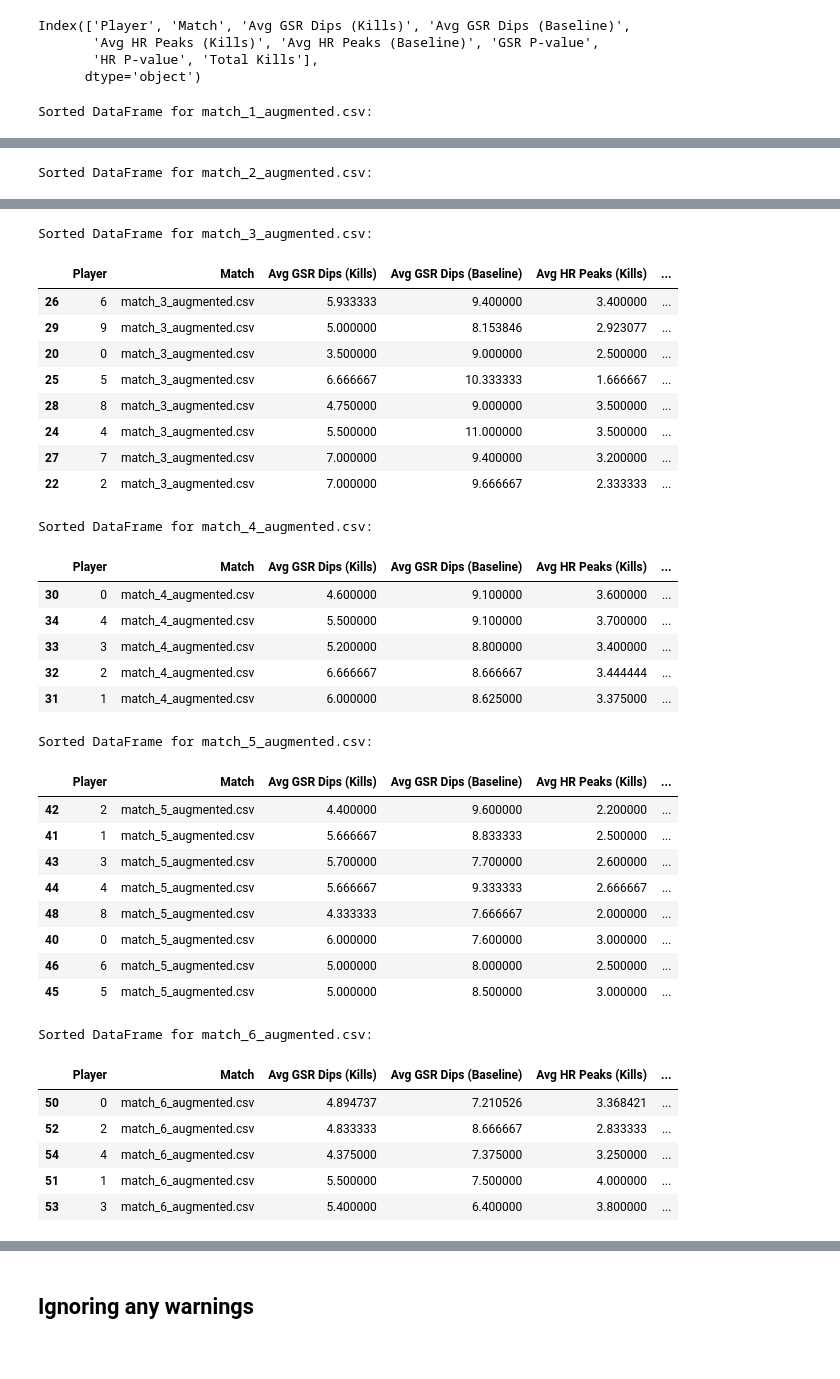
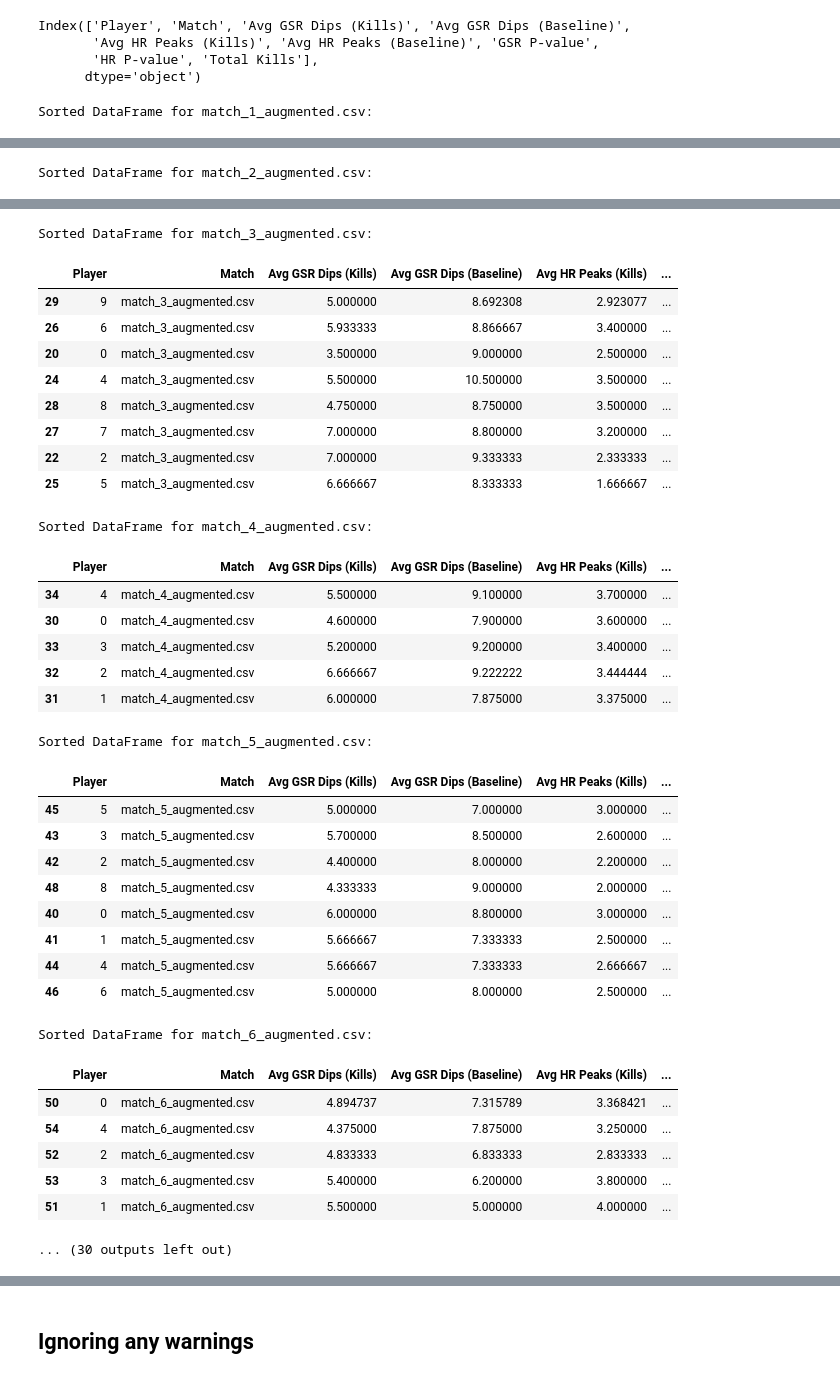
Before and after one commit to narenkhatwani/analysis-of-physiological-responses, a Jupyter notebook: code/League_of_Legends_Data.ipynb, the cells around one changed output, grey strips where cells are left out. Saved outputs shown, nothing was run; the diff lists cells and outputs as text; code cells hidden in the pictures.

Commit message:
Added more data aug files and changed code

```diff
--- a/code/League_of_Legends_Data.ipynb
+++ b/code/League_of_Legends_Data.ipynb
@@ -962,7 +959,7 @@ def extract_baseline_segments(df, event_column, time_column, window):
     return baseline_segments
 
 # Define the base directory where CSV files are stored
-base_directory = '/Users/narenkhatwani/Desktop/is_script/augmented_match_data/'
+base_directory = '../data/script_merge_data/augmented_match_data/'
 
 # List of matches with full paths
 matches = [
@@ -1070,7 +1073,7 @@ def extract_baseline_segments(df, event_column, time_column, window):
     return baseline_segments
 
 # Define the base directory where CSV files are stored
-base_directory = '/Users/narenkhatwani/Desktop/is_script/augmented_match_data/'
+base_directory = '../data/script_merge_data/augmented_match_data/'
 
 # List of matches with full paths
 matches = [
@@ -1197,7 +1183,7 @@ def extract_baseline_segments(df, event_column, time_column, window):
     return baseline_segments
 
 # Define the base directory where CSV files are stored
-base_directory = '/Users/narenkhatwani/Desktop/is_script/augmented_match_data/'
+base_directory = '../data/script_merge_data/augmented_match_data/'
 
 # List of matches with full paths
 matches = [
@@ -1340,7 +1326,7 @@ def extract_baseline_segments(df, event_column, time_column, window):
     return baseline_segments
 
 # Define the base directory where CSV files are stored
-base_directory = '/Users/narenkhatwani/Desktop/is_script/augmented_match_data/'
+base_directory = '../data/script_merge_data/augmented_match_data/'
 
 # List of matches with full paths
 matches = [
@@ -1349,7 +1335,22 @@ matches = [
     base_directory + 'match_3_augmented.csv',
     base_directory + 'match_4_augmented.csv',
     base_directory + 'match_5_augmented.csv',
-    base_directory + 'match_6_augmented.csv'
+    base_directory + 'match_6_augmented.csv',
+    base_directory + 'match_7_augmented.csv',
+    base_directory + 'match_8_augmented.csv',
+    base_directory + 'match_9_augmented.csv',
+    base_directory + 'match_10_augmented.csv',
+    base_directory + 'match_11_augmented.csv',
+    base_directory + 'match_12_augmented.csv',
+    base_directory + 'match_13_augmented.csv',
+    base_directory + 'match_14_augmented.csv',
+    base_directory + 'match_15_augmented.csv',
+    base_directory + 'match_16_augmented.csv',
+    base_directory + 'match_17_augmented.csv',
+    base_directory + 'match_18_augmented.csv',
+    base_directory + 'match_19_augmented.csv',
+    base_directory + 'match_20_augmented.csv',
+    base_directory + 'match_21_augmented.csv'
 ]
 
 window_before = 35  # Seconds before the event
@@ -1468,7 +1465,7 @@ from IPython.display import display  # This is used for nicer output in Jupyter
 data = final_results_df  # Assuming 'final_results_df' is your initial DataFrame
 
 # Define the match names we are interested in (from Match_1 to Match_6)
-match_names = [f'match_{i}_augmented.csv' for i in range(1, 7)]
+match_names = [f'match_{i}_augmented.csv' for i in range(1, 22)]
 
 # Create a dictionary to store DataFrames for each match
 match_dataframes = {}
@@ -1528,34 +1525,35 @@ Sorted DataFrame for match_2_augmented.csv:
 Sorted DataFrame for match_3_augmented.csv:
 |  | Player | Match | Avg GSR Dips (Kills) | Avg GSR Dips (Baseline) | Avg HR Peaks (Kills) | ... |
-| 26 | 6 | match_3_augmented.csv | 5.933333 | 9.400000 | 3.400000 | ... |
-| 29 | 9 | match_3_augmented.csv | 5.000000 | 8.153846 | 2.923077 | ... |
+| 29 | 9 | match_3_augmented.csv | 5.000000 | 8.692308 | 2.923077 | ... |
+| 26 | 6 | match_3_augmented.csv | 5.933333 | 8.866667 | 3.400000 | ... |
 | 20 | 0 | match_3_augmented.csv | 3.500000 | 9.000000 | 2.500000 | ... |
-| 25 | 5 | match_3_augmented.csv | 6.666667 | 10.333333 | 1.666667 | ... |
-| 28 | 8 | match_3_augmented.csv | 4.750000 | 9.000000 | 3.500000 | ... |
-| 24 | 4 | match_3_augmented.csv | 5.500000 | 11.000000 | 3.500000 | ... |
-| 27 | 7 | match_3_augmented.csv | 7.000000 | 9.400000 | 3.200000 | ... |
-| 22 | 2 | match_3_augmented.csv | 7.000000 | 9.666667 | 2.333333 | ... |
+| 24 | 4 | match_3_augmented.csv | 5.500000 | 10.500000 | 3.500000 | ... |
+| 28 | 8 | match_3_augmented.csv | 4.750000 | 8.750000 | 3.500000 | ... |
+| 27 | 7 | match_3_augmented.csv | 7.000000 | 8.800000 | 3.200000 | ... |
+| 22 | 2 | match_3_augmented.csv | 7.000000 | 9.333333 | 2.333333 | ... |
+| 25 | 5 | match_3_augmented.csv | 6.666667 | 8.333333 | 1.666667 | ... |
 Sorted DataFrame for match_4_augmented.csv:
 |  | Player | Match | Avg GSR Dips (Kills) | Avg GSR Dips (Baseline) | Avg HR Peaks (Kills) | ... |
-| 30 | 0 | match_4_augmented.csv | 4.600000 | 9.100000 | 3.600000 | ... |
 | 34 | 4 | match_4_augmented.csv | 5.500000 | 9.100000 | 3.700000 | ... |
-| 33 | 3 | match_4_augmented.csv | 5.200000 | 8.800000 | 3.400000 | ... |
-| 32 | 2 | match_4_augmented.csv | 6.666667 | 8.666667 | 3.444444 | ... |
-| 31 | 1 | match_4_augmented.csv | 6.000000 | 8.625000 | 3.375000 | ... |
+| 30 | 0 | match_4_augmented.csv | 4.600000 | 7.900000 | 3.600000 | ... |
+| 33 | 3 | match_4_augmented.csv | 5.200000 | 9.200000 | 3.400000 | ... |
+| 32 | 2 | match_4_augmented.csv | 6.666667 | 9.222222 | 3.444444 | ... |
+| 31 | 1 | match_4_augmented.csv | 6.000000 | 7.875000 | 3.375000 | ... |
 Sorted DataFrame for match_5_augmented.csv:
 |  | Player | Match | Avg GSR Dips (Kills) | Avg GSR Dips (Baseline) | Avg HR Peaks (Kills) | ... |
-| 42 | 2 | match_5_augmented.csv | 4.400000 | 9.600000 | 2.200000 | ... |
-| 41 | 1 | match_5_augmented.csv | 5.666667 | 8.833333 | 2.500000 | ... |
-| 43 | 3 | match_5_augmented.csv | 5.700000 | 7.700000 | 2.600000 | ... |
-| 44 | 4 | match_5_augmented.csv | 5.666667 | 9.333333 | 2.666667 | ... |
-| 48 | 8 | match_5_augmented.csv | 4.333333 | 7.666667 | 2.000000 | ... |
-| 40 | 0 | match_5_augmented.csv | 6.000000 | 7.600000 | 3.000000 | ... |
+| 45 | 5 | match_5_augmented.csv | 5.000000 | 7.000000 | 3.000000 | ... |
+| 43 | 3 | match_5_augmented.csv | 5.700000 | 8.500000 | 2.600000 | ... |
+| 42 | 2 | match_5_augmented.csv | 4.400000 | 8.000000 | 2.200000 | ... |
+| 48 | 8 | match_5_augmented.csv | 4.333333 | 9.000000 | 2.000000 | ... |
+| 40 | 0 | match_5_augmented.csv | 6.000000 | 8.800000 | 3.000000 | ... |
+| 41 | 1 | match_5_augmented.csv | 5.666667 | 7.333333 | 2.500000 | ... |
+| 44 | 4 | match_5_augmented.csv | 5.666667 | 7.333333 | 2.666667 | ... |
 | 46 | 6 | match_5_augmented.csv | 5.000000 | 8.000000 | 2.500000 | ... |
-| 45 | 5 | match_5_augmented.csv | 5.000000 | 8.500000 | 3.000000 | ... |
 Sorted DataFrame for match_6_augmented.csv:
 |  | Player | Match | Avg GSR Dips (Kills) | Avg GSR Dips (Baseline) | Avg HR Peaks (Kills) | ... |
-| 50 | 0 | match_6_augmented.csv | 4.894737 | 7.210526 | 3.368421 | ... |
-| 52 | 2 | match_6_augmented.csv | 4.833333 | 8.666667 | 2.833333 | ... |
-| 54 | 4 | match_6_augmented.csv | 4.375000 | 7.375000 | 3.250000 | ... |
-| 51 | 1 | match_6_augmented.csv | 5.500000 | 7.500000 | 4.000000 | ... |
-| 53 | 3 | match_6_augmented.csv | 5.400000 | 6.400000 | 3.800000 | ... |
+| 50 | 0 | match_6_augmented.csv | 4.894737 | 7.315789 | 3.368421 | ... |
+| 54 | 4 | match_6_augmented.csv | 4.375000 | 7.875000 | 3.250000 | ... |
+| 52 | 2 | match_6_augmented.csv | 4.833333 | 6.833333 | 2.833333 | ... |
+| 53 | 3 | match_6_augmented.csv | 5.400000 | 6.200000 | 3.800000 | ... |
+| 51 | 1 | match_6_augmented.csv | 5.500000 | 5.000000 | 4.000000 | ... |
+... (30 outputs left out)
```
Also changed, not shown: parts of 19 cells of this notebook, 50 other files.
